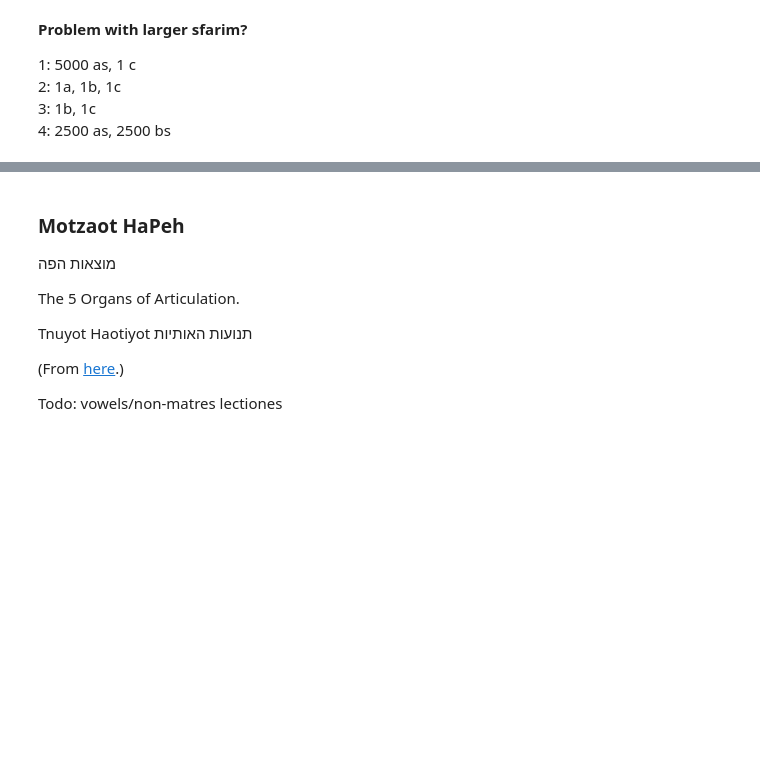
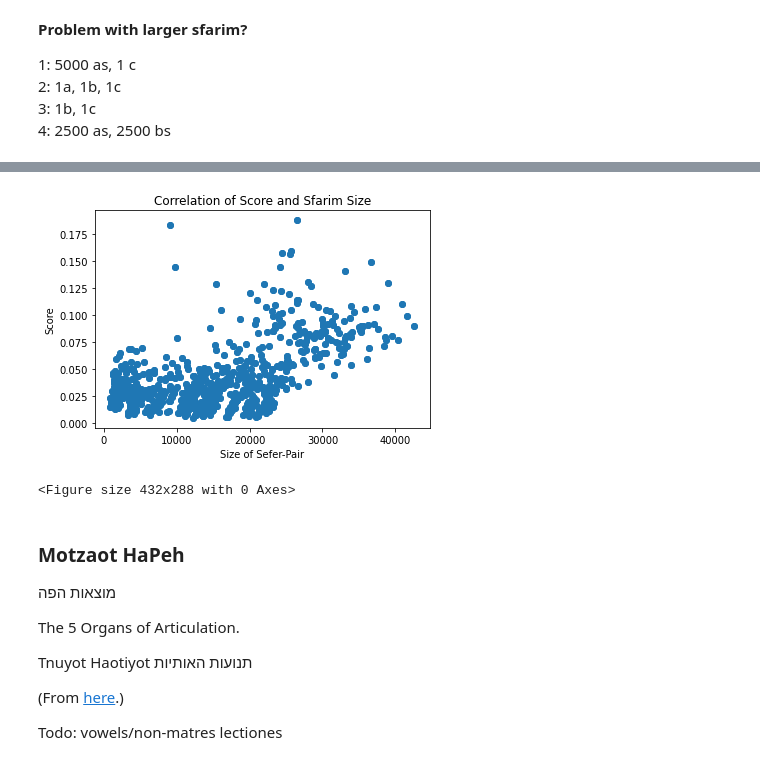
Before and after one commit to jhostyk/TorahScraping, a Jupyter notebook: Sefarianalysis.ipynb, the cells around one changed output, grey strips where cells are left out. Saved outputs shown, nothing was run; the diff lists cells and outputs as text; code cells hidden in the pictures; blank space fills up the shorter version.

Commit message:
Updated model

```diff
--- a/Sefarianalysis.ipynb
+++ b/Sefarianalysis.ipynb
@@ -606,0 +657,7 @@ with open(outputFileName, "w") as out:
+# %%
+### Get sizes per pair
+sfarimPairsToSizes = dict()
+for (sefer1, sefer2) in scores:
+
+    sizeOfPair = sfarimToSizeOfSefer[sefer1] + sfarimToSizeOfSefer[sefer2]
+    sfarimPairsToSizes[(sefer1, sefer2)] = sizeOfPair
@@ -607,3 +666,19 @@ with open(outputFileName, "w") as out:
+# %%
+sortedPairs = sorted(scores)
+scoresSortedBySeferPair = [score for sfarimPair, score in sorted(scores.items())]
+sizesSortedBySeferPair = [score for sfarimPair, score in sorted(sfarimPairsToSizes.items())]
+# %%
+plt.figure()
+plt.scatter(sizesSortedBySeferPair, scoresSortedBySeferPair)
+plt.xlabel("Size of Sefer-Pair")
+plt.ylabel("Score")
+plt.title("Correlation of Score and Sfarim Size")
+plt.show()
+plt.savefig("Normalized_ModelScoreSizeCorrelation.png")
+x = True
+# %% [output]
+[figure, added]
+<Figure size 432x288 with 0 Axes>
 # %% [markdown]
 ### Motzaot HaPeh
 מוצאות הפה
```
Also changed, not shown: parts of 18 cells of this notebook.
